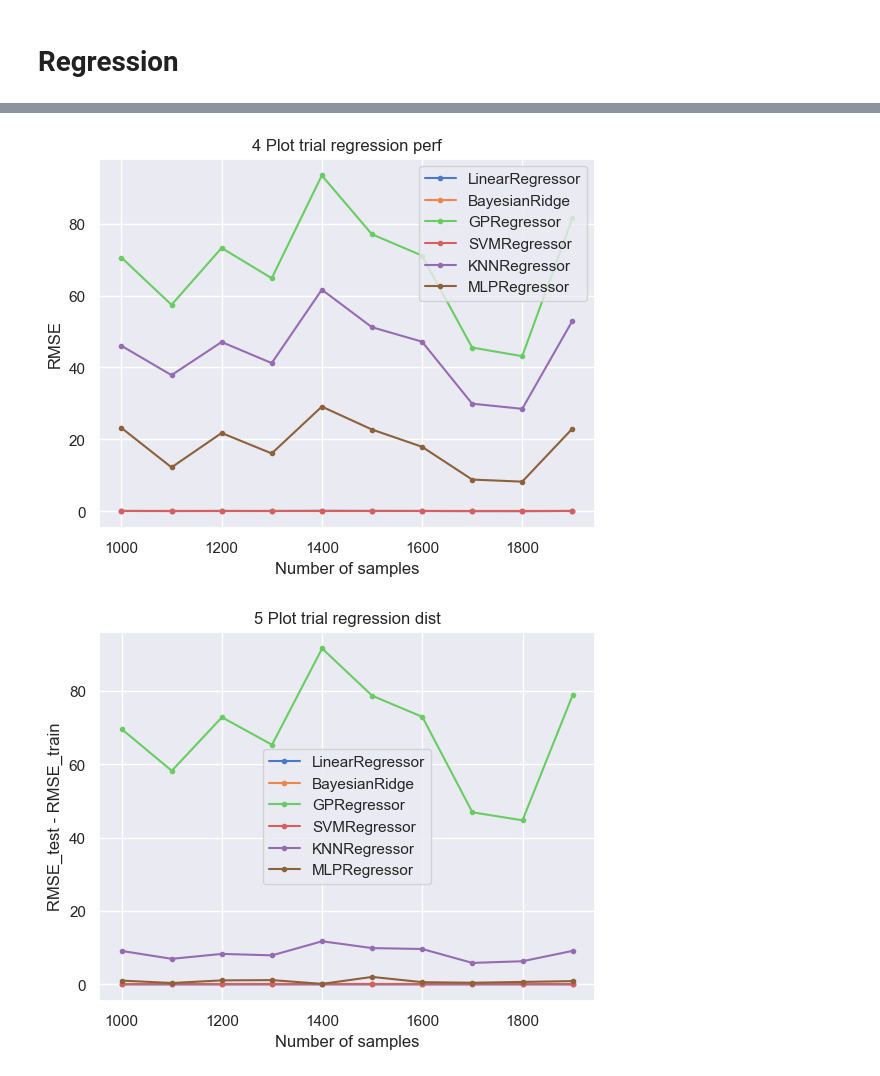
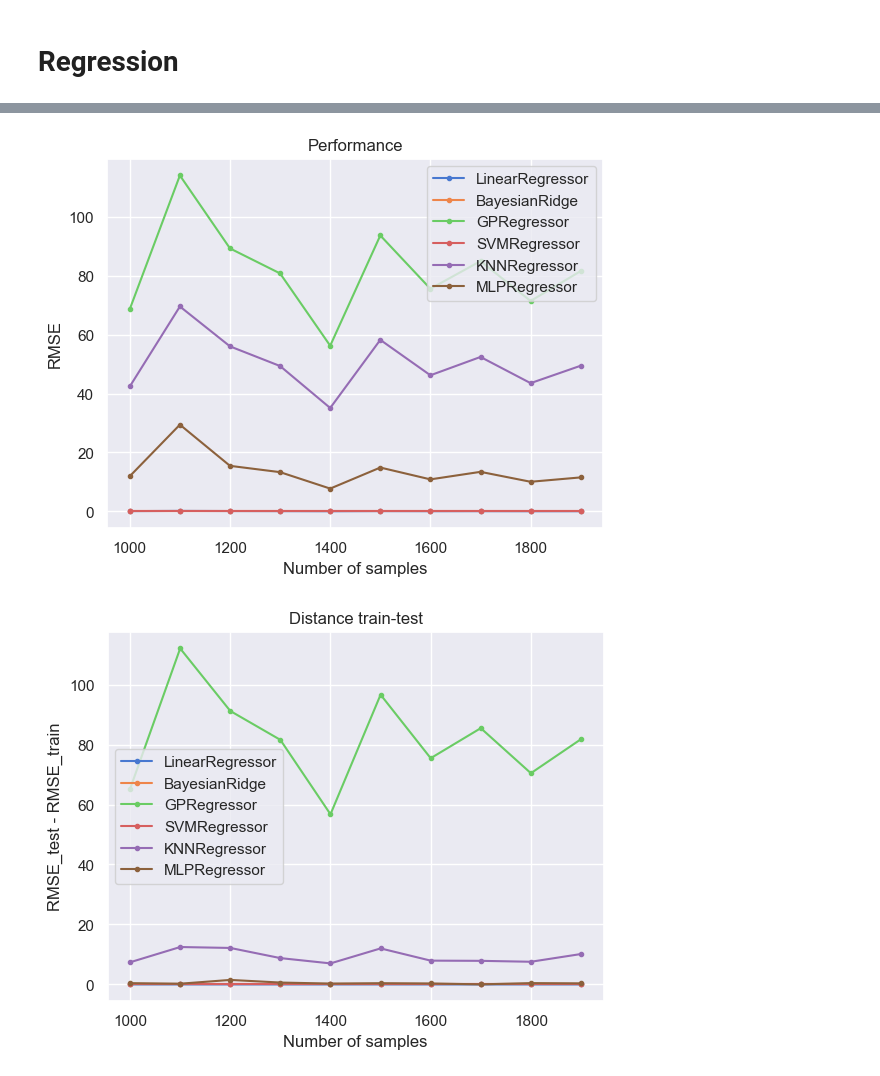
Before and after one commit to salvatorebuono02/DQ_Project, a Jupyter notebook: project.ipynb, the cells around one changed output, grey strips where cells are left out. Cells and saved outputs as stored; diff of their text form; code cells hidden in the pictures.

Commit message:
Plot graphs with different probabilities

```diff
--- a/project.ipynb
+++ b/project.ipynb
@@ -3,7 +3,7 @@
 # %%
 from SCRIPTS.A_data_collection import make_dataset_for_regression
 #The number of informative features, i.e., the number of features used to build the linear model used to generate the output.
-X, y = make_dataset_for_regression(n_samples=1000, n_features=10, n_informative=3, n_targets=1, bias=0.0, effective_rank=None, tail_strength=0.5, noise=0.0, seed=2023)
+X, y = make_dataset_for_regression(n_samples=1000, n_features=8, n_informative=4, n_targets=1, bias=0.0, effective_rank=None, tail_strength=0.5, noise=0.0, seed=2023)
 print(X.shape)
 print(y.shape)
 # %% [output]
@@ -121,12 +122,14 @@ def inject_variable_type_issue(dataset, percentage):
         if np.issubdtype(dataset[column_name].dtype, np.number):
             # Convert numeric feature to categorical or boolean
             prob= np.random.rand()
-            if prob < 0.25:
+            if prob < 0.2:
                 polluted_dataset[column_name] = np.random.choice(['red', 'green', 'blue'], size=len(dataset))
-            elif prob < 0.5:
+            elif prob < 0.4:
                 polluted_dataset[column_name] = np.random.choice([True, False], size=len(dataset))
-            elif prob<0.75:
+            elif prob < 0.6:
                 polluted_dataset[column_name] = np.random.choice(random_names, size=len(dataset))
+            elif prob < 0.8:
+                polluted_dataset[column_name] = np.random.choice(10, size=len(dataset))
             else:
                 polluted_dataset[column_name] = np.random.choice(random_surnames, size=len(dataset))
 
@@ -312,41 +293,41 @@ for algorithm in REGRESSION_ALGORITHMS:  # FIRST CICLE ON THE ALGORITHMS
 
     for i in range(0,10):  # SECOND CICLE ON THE NUMBER OF POLLUTED DATASET THAT YOU WANT TO CREATE WITH DIFFERENT % OF POLLUTION
         # DATA COLLECTION
-        X, y = make_dataset_for_regression(n_samples=1000+i*10, n_features=10, n_informative=3, n_targets=1, bias=0.0, effective_rank=None, tail_strength=0.5, noise=0.0, seed=2023)
+        X, y = make_dataset_for_regression(n_samples=1000+i*100, n_features=12, n_informative=4, n_targets=1, bias=0.0, effective_rank=None, tail_strength=0.5, noise=0.0, seed=2023)
         # DATA POLLUTION
         df = pd.DataFrame(X)
-        polluted_dataset = inject_variable_type_issue(df, 0.3)
+        polluted_dataset = inject_variable_type_issue(df, 0.6)
         # DATA ANALYSIS
         results_1_analysis = regression(df, y, algorithm, SEED)
         results_single_algorithm.append(results_1_analysis)
 
     results_for_each_algorithm.append(results_single_algorithm)
 
 # RESULTS EVALUATION
 # EXAMPLE FOR USING THE SCRIPTS TO PLOT THE RESULTS
-x_axis_values = [1000 + i * 10 for i in range(10)]
+x_axis_values = [1000 + i * 100 for i in range(10)]
 print(x_axis_values)
 
-plot(x_axis_values, x_label="Number of samples", results=results_for_each_algorithm,title="4 Plot trial regression perf", algorithms=REGRESSION_ALGORITHMS, plot_type="performance")
-plot(x_axis_values, x_label="Number of samples", results=results_for_each_algorithm,title="5 Plot trial regression dist", algorithms=REGRESSION_ALGORITHMS, plot_type="distance train-test")
-plot(x_axis_values, x_label="Number of samples", results=results_for_each_algorithm,title="6 Plot trial regression speed", algorithms=REGRESSION_ALGORITHMS, plot_type="speed")
+plot(x_axis_values, x_label="Number of samples", results=results_for_each_algorithm,title="Performance", algorithms=REGRESSION_ALGORITHMS, plot_type="performance")
+plot(x_axis_values, x_label="Number of samples", results=results_for_each_algorithm,title="Distance train-test", algorithms=REGRESSION_ALGORITHMS, plot_type="distance train-test")
+plot(x_axis_values, x_label="Number of samples", results=results_for_each_algorithm,title="Speed", algorithms=REGRESSION_ALGORITHMS, plot_type="speed")
 # %% [output]
 Training for LinearRegressor...
 Training for LinearRegressor...
 Training for LinearRegressor...
 Training for LinearRegressor...
 Training for LinearRegressor...
 Training for LinearRegressor...
 Training for LinearRegressor...
 Training for LinearRegressor...
 Training for LinearRegressor...
 Training for LinearRegressor...
 Training for BayesianRidge...
 Training for BayesianRidge...
 ... (45 lines left out)
 Training for MLPRegressor...
 Training for MLPRegressor...
 Training for MLPRegressor...
 [1000, 1100, 1200, 1300, 1400, 1500, 1600, 1700, 1800, 1900]
-[figure, old version]
+[figure, new version]
-[figure, old version]
+[figure, new version]
```
Also changed, not shown: parts of 10 cells of this notebook, 7 other files.
